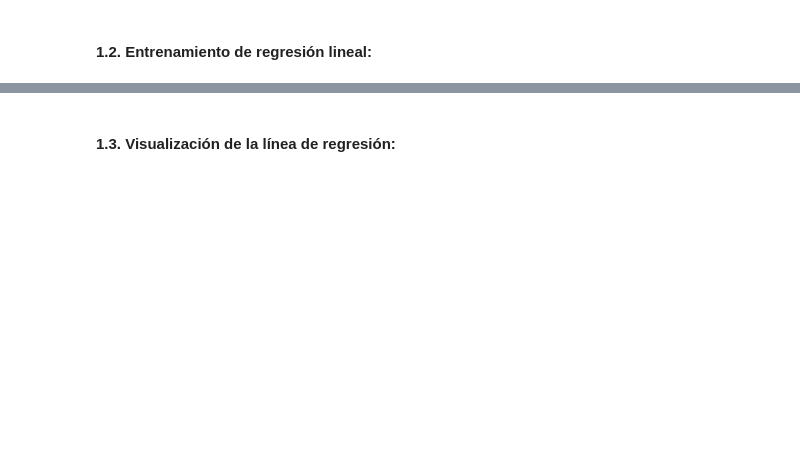
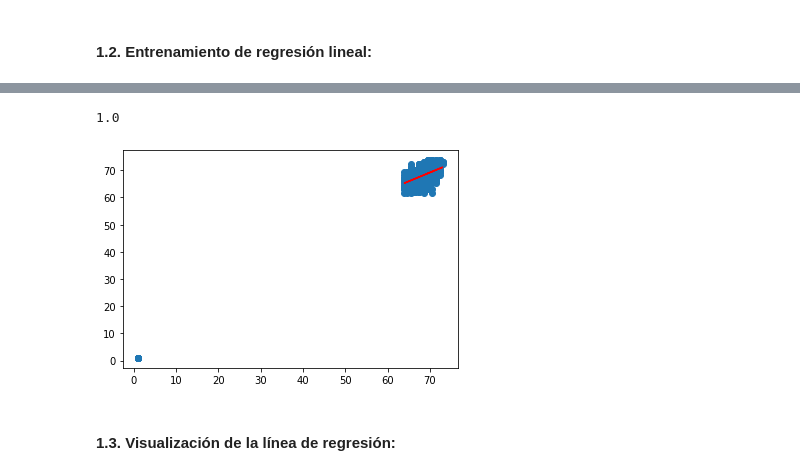
Before and after one commit to AndreaMendez09/Samsung-IA, a Jupyter notebook: 3.Ejercicios completados/1. Ejercicios no obligatorios/Ejercicios ML/ML (I)/ex_0405.ipynb, the cells around one changed output, grey strips where cells are left out. Saved outputs shown, nothing was run; the diff lists cells and outputs as text; code cells hidden in the pictures; blank space fills up the shorter version.

```diff
--- a/3.Ejercicios completados/1. Ejercicios no obligatorios/Ejercicios ML/ML (I)/ex_0405.ipynb
+++ b/3.Ejercicios completados/1. Ejercicios no obligatorios/Ejercicios ML/ML (I)/ex_0405.ipynb
@@ -48,0 +78,5 @@ plt.show()
+# %%
+X = df.iloc[:, 0].values.reshape(-1, 1)  # values converts it into a numpy array
+Y = df.iloc[:, 1].values.reshape(-1, 1)
+reg = LinearRegression().fit(X,Y)
+reg.intercept_
@@ -48,0 +85,4 @@ plt.show()
+# %%
+# Entrenamiento.
+Y_pred = reg.predict(X)  # make predictions
+Y_pred
@@ -49,2 +97,5 @@ plt.show()
 # %%
 # Muestra la intersección.
+Y_pred.min()
+# %% [output]
+1.0
@@ -53,3 +102,10 @@ plt.show()
+# %%
+# Muestra la pendiente.
+plt.scatter(X, Y)
+plt.plot(X, Y_pred, color='red')
+plt.show()
+# %% [output]
+[figure, added]
 # %% [markdown]
 #### 1.3. Visualización de la línea de regresión:
 # %%
```
Also changed, not shown: parts of 9 cells of this notebook.
